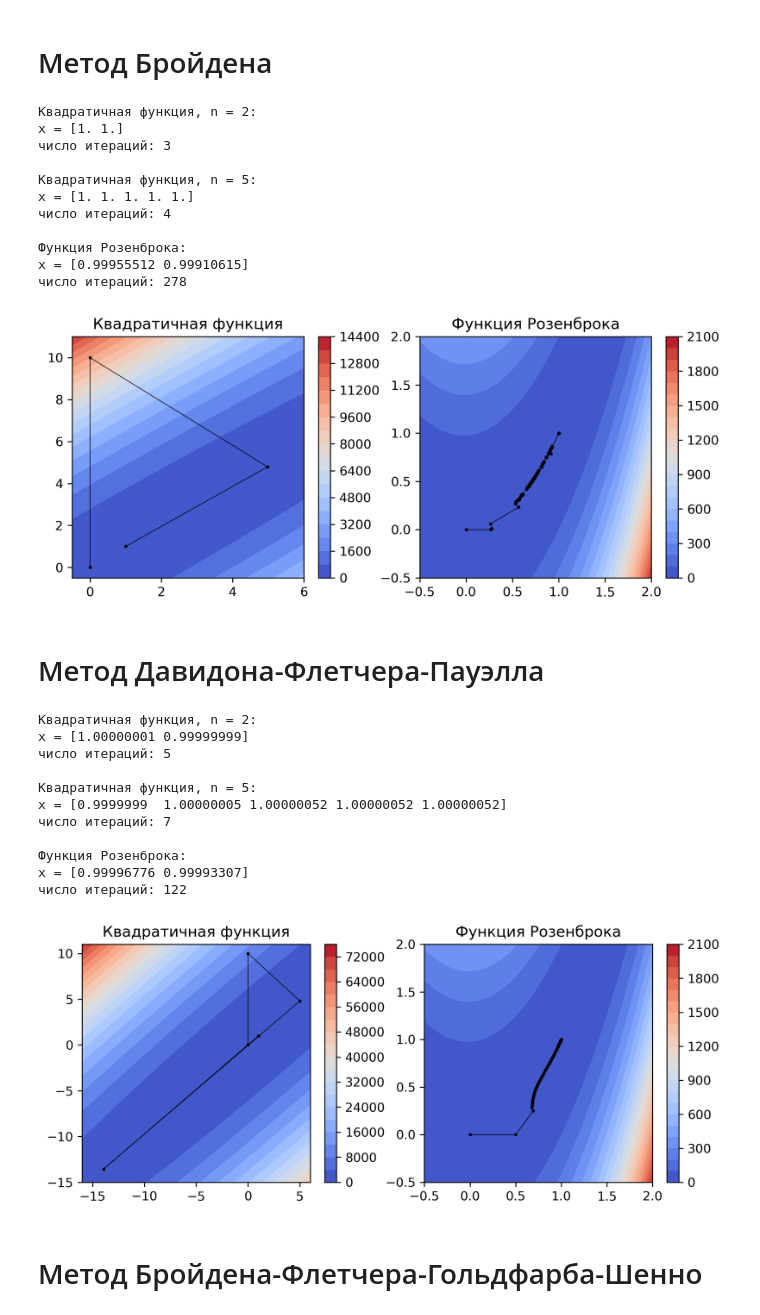
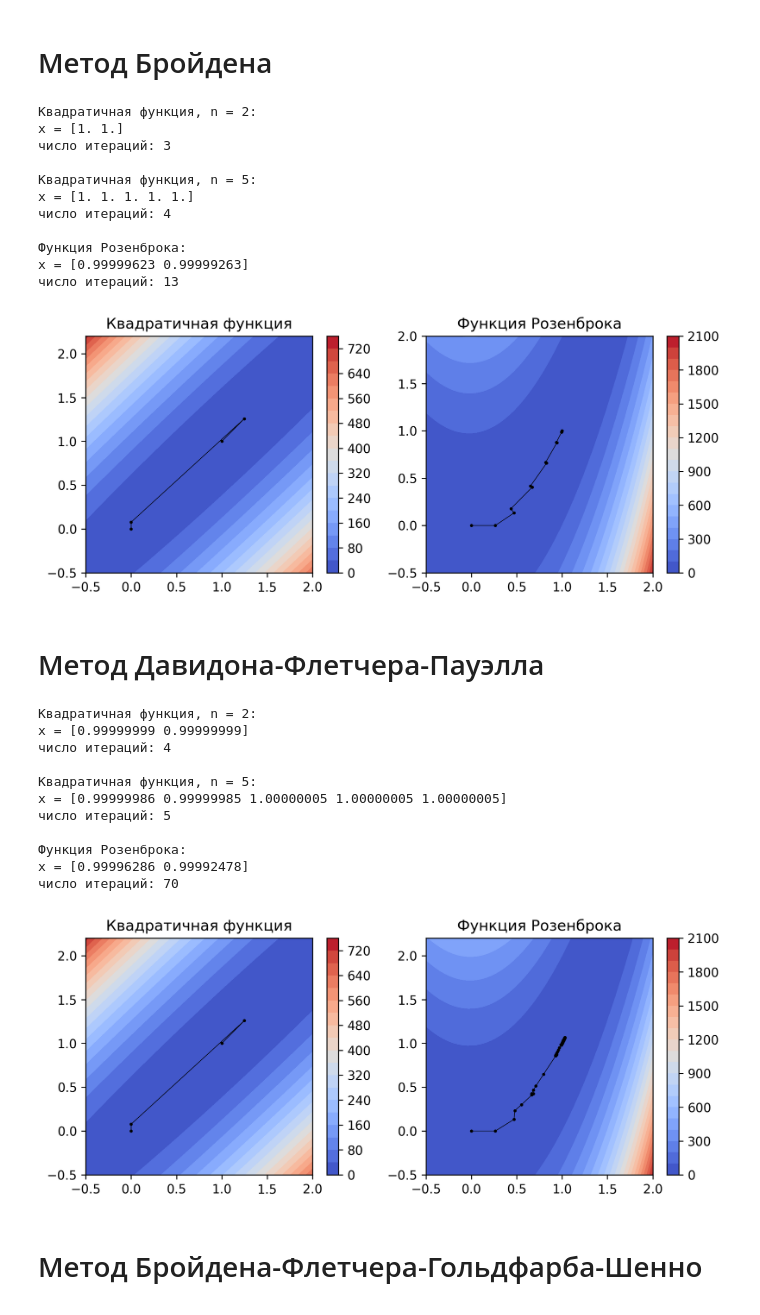
Before and after one commit to vsgolovin/hse-homework, a Jupyter notebook: opt-hw04/quasi-newton.ipynb, the cells around one changed output. Drawn from its saved outputs; the diff is of its cells as text; code cells hidden in the pictures.

```diff
--- a/opt-hw04/quasi-newton.ipynb
+++ b/opt-hw04/quasi-newton.ipynb
@@ -106,7 +106,7 @@ def golden_section_search(f, a, b, atol=None):
 
     return a + (b - a) / 2
 # %%
-def choose_h(f, x, grad, h_method):
+def choose_h(f, x, grad, h_method, atol=None):
     if h_method == 'min':
         # поиск h из условия минимума
         h = 1.0
@@ -116,7 +116,8 @@ def choose_h(f, x, grad, h_method):
                 lambda h: f(*(x_i - h * grad_x_i
                             for x_i, grad_x_i in zip(x, grad))),
                 a=0,
-                b=h
+                b=h,
+                atol=atol
             )
             if f(*(x - h * grad)) < f_x:
                 break
@@ -134,7 +135,9 @@ def choose_h(f, x, grad, h_method):
         h = 1
 
         # двоичный поиск
-        while True:
+        if atol is None:
+            atol = 1e-4
+        while h_max - h_min > atol:
             decrease = f_x - f(*(x - grad * h))
             dot_product = grad_norm**2 * h
             if alpha * dot_product > decrease:
@@ -186,10 +189,11 @@ def broyden(f, fdot, x0, h_method=1e-3, grad_min=1e-4, restart_period=1,
             H = np.eye(n)
             num_iterations = 0
 
-        h = choose_h(f, x, grad, h_method)
+        delta = np.dot(H, grad)
+        h = choose_h(f, x, delta, h_method)
 
         # обновляем решение
-        delta = -h * np.dot(H, grad)
+        delta *= -h
         x += delta
         solutions.append(x.copy())
         g_new = np.array(fdot(*x))
@@ -212,38 +216,38 @@ def broyden(f, fdot, x0, h_method=1e-3, grad_min=1e-4, restart_period=1,
 # %%
 fig, [ax1, ax2] = init_figure()
 
 sol = broyden(quadratic, quadratic_derivatives, [0, 0],
-              h_method=1, grad_min=1e-3, restart_period=2, full_output=True)
+              h_method=(0.1, 0.9), grad_min=1e-3, restart_period=2, full_output=True)
 print('Квадратичная функция, n = 2:')
 print(f'x = {sol[-1]}')
 print(f'число итераций: {len(sol) - 1}')
 ax1 = plot_path(np.array(sol), quadratic, fig, ax1)
 
 sol = broyden(quadratic, quadratic_derivatives, [0] * 5,
               h_method=1, grad_min=1e-3, restart_period=2, full_output=True)
 print('\nКвадратичная функция, n = 5:')
 print(f'x = {sol[-1]}')
 print(f'число итераций: {len(sol) - 1}')
 
 sol = broyden(rosenbrock, rosenbrock_derivatives, [0, 0],
-              h_method='min', grad_min=1e-3, restart_period=2, full_output=True)
+              h_method='min', grad_min=1e-3, restart_period=1, full_output=True)
 print('\nФункция Розенброка:')
 print(f'x = {sol[-1]}')
 print(f'число итераций: {len(sol) - 1}')
 ax2 = plot_path(np.array(sol), rosenbrock, fig, ax2)
 # %% [output]
 Квадратичная функция, n = 2:
 x = [1. 1.]
 число итераций: 3
 
 Квадратичная функция, n = 5:
 x = [1. 1. 1. 1. 1.]
 число итераций: 4
 
 Функция Розенброка:
-x = [0.99955512 0.99910615]
-число итераций: 278
+x = [0.99999623 0.99999263]
+число итераций: 13
-[figure, old version]
+[figure, new version]
 # %% [markdown]
 # Метод Давидона-Флетчера-Пауэлла
 # %%
@@ -284,37 +289,37 @@ def dfp(f, fdot, x0, h_method=1.0, grad_min=1e-4, maxiter=10000,
 fig, [ax1, ax2] = init_figure()
 
 sol = dfp(quadratic, quadratic_derivatives, [0, 0],
-          h_method=1, grad_min=1e-3, full_output=True)
+          h_method=(0.1, 0.9), grad_min=1e-3, full_output=True)
 print('\nКвадратичная функция, n = 2:')
 print(f'x = {sol[-1]}')
 print(f'число итераций: {len(sol) - 1}')
 ax1 = plot_path(np.array(sol), quadratic, fig, ax1)
 
 sol = dfp(quadratic, quadratic_derivatives, [0] * 5,
-          h_method=1, grad_min=1e-3, full_output=True)
+          h_method=(0.1, 0.9), grad_min=1e-3, full_output=True)
 print('\nКвадратичная функция, n = 5:')
 print(f'x = {sol[-1]}')
 print(f'число итераций: {len(sol) - 1}')
 
 sol = dfp(rosenbrock, rosenbrock_derivatives, [0, 0],
-          h_method=0.1, grad_min=1e-3, full_output=True)
+          h_method='min', grad_min=1e-3, full_output=True)
 print('\nФункция Розенброка:')
 print(f'x = {sol[-1]}')
 print(f'число итераций: {len(sol) - 1}')
 ax2 = plot_path(np.array(sol), rosenbrock, fig, ax2)
 # %% [output]
 Квадратичная функция, n = 2:
-x = [1.00000001 0.99999999]
+x = [0.99999999 0.99999999]
+число итераций: 4
+
+Квадратичная функция, n = 5:
+x = [0.99999986 0.99999985 1.00000005 1.00000005 1.00000005]
 число итераций: 5
 
-Квадратичная функция, n = 5:
-x = [0.9999999  1.00000005 1.00000052 1.00000052 1.00000052]
-число итераций: 7
-
 Функция Розенброка:
-x = [0.99996776 0.99993307]
-число итераций: 122
+x = [0.99996286 0.99992478]
+число итераций: 70
-[figure, old version]
+[figure, new version]
 # %% [markdown]
 # Метод Бройдена-Флетчера-Гольдфарба-Шенно
 # %%
```
Also changed, not shown: parts of 3 cells of this notebook, 7 other files.
